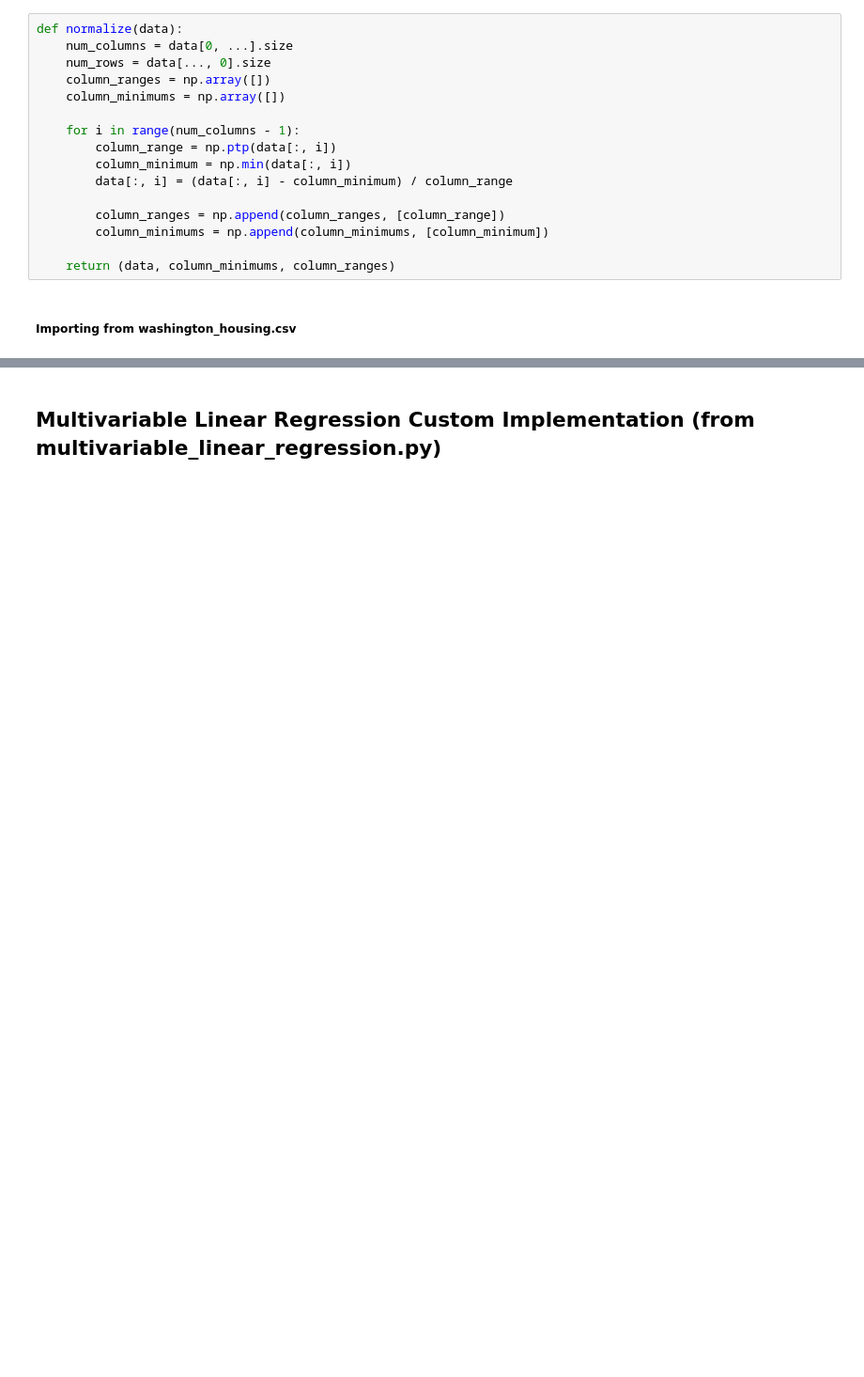
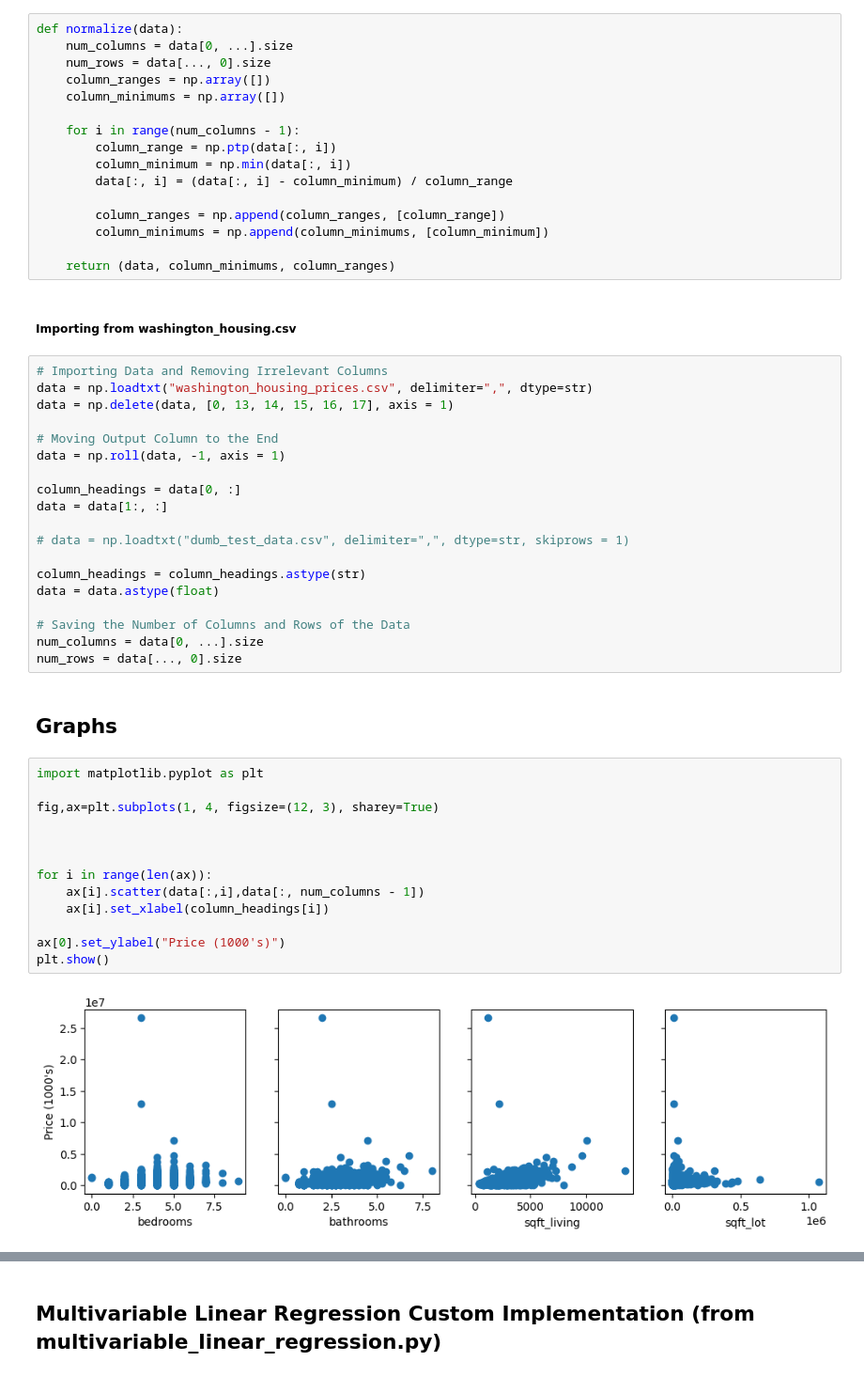
Before and after one commit to AdityaShelke29/machine-learning-algorithms, a Jupyter notebook: Coursera Machine Learning Courses/Supervised Machine Learning- Regression and Classification /Week 2/washington_housing_prices.ipynb, the cells around one changed output, grey strips where cells are left out. Shown at 94% size. Saved outputs shown, nothing was run; the diff lists cells and outputs as text; blank space fills up the shorter version.

```diff
--- a/Coursera Machine Learning Courses/Supervised Machine Learning- Regression and Classification /Week 2/washington_housing_prices.ipynb
+++ b/Coursera Machine Learning Courses/Supervised Machine Learning- Regression and Classification /Week 2/washington_housing_prices.ipynb
@@ -26,4 +26,40 @@ def normalize(data):
     return (data, column_minimums, column_ranges)
 # %% [markdown]
 ##### Importing from washington_housing.csv
+# %%
+# Importing Data and Removing Irrelevant Columns
+data = np.loadtxt("washington_housing_prices.csv", delimiter=",", dtype=str)
+data = np.delete(data, [0, 13, 14, 15, 16, 17], axis = 1)
+
+# Moving Output Column to the End
+data = np.roll(data, -1, axis = 1)
+
+column_headings = data[0, :]
+data = data[1:, :]
+
+# data = np.loadtxt("dumb_test_data.csv", delimiter=",", dtype=str, skiprows = 1)
+
+column_headings = column_headings.astype(str)
+data = data.astype(float)
+
+# Saving the Number of Columns and Rows of the Data
+num_columns = data[0, ...].size
+num_rows = data[..., 0].size
+# %% [markdown]
+## Graphs
+# %%
+import matplotlib.pyplot as plt
+
+fig,ax=plt.subplots(1, 4, figsize=(12, 3), sharey=True)
+
+
+
+for i in range(len(ax)):
+    ax[i].scatter(data[:,i],data[:, num_columns - 1])
+    ax[i].set_xlabel(column_headings[i])
+
+ax[0].set_ylabel("Price (1000's)")
+plt.show()
+# %% [output]
+[figure, added]
 # %%
```
Also changed, not shown: parts of 6 cells of this notebook, 12 other files.
